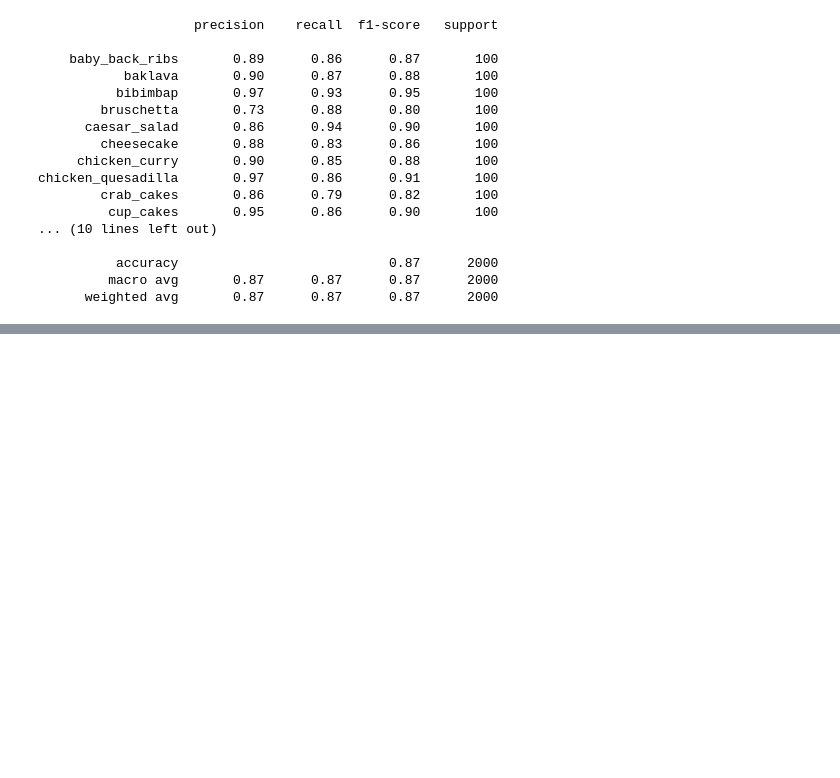
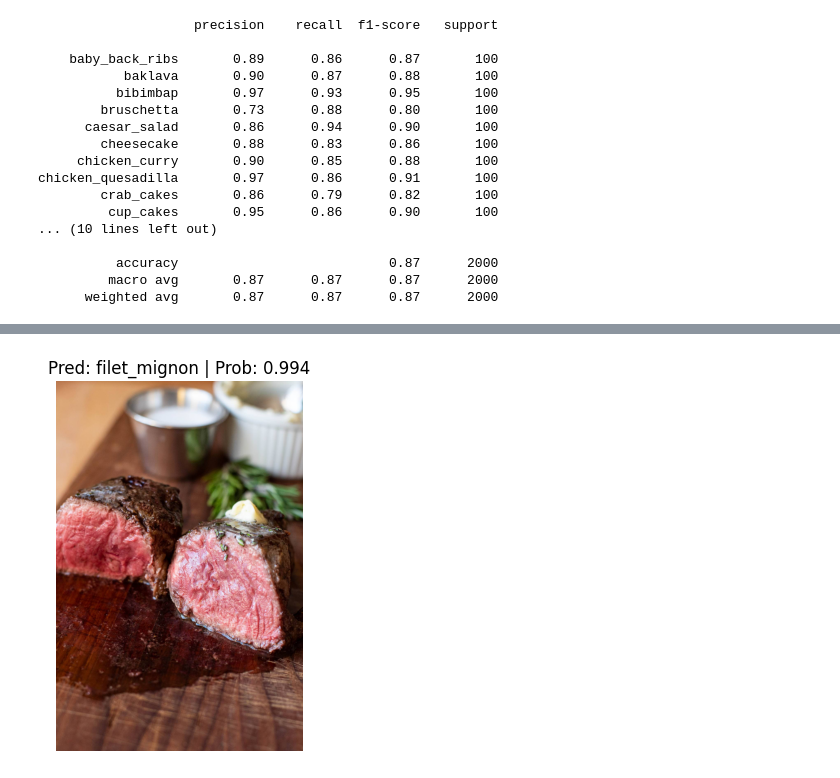
Before and after one commit to RezaTaheri01/my-ml-journey, a Jupyter notebook: Codes/pytorch/pytorch_0006_Food_101.ipynb, the cells around one changed output, grey strips where cells are left out. Saved outputs shown, nothing was run; the diff lists cells and outputs as text; code cells hidden in the pictures; blank space fills up the shorter version.

```diff
--- a/Codes/pytorch/pytorch_0006_Food_101.ipynb
+++ b/Codes/pytorch/pytorch_0006_Food_101.ipynb
@@ -1133,0 +1184,2 @@ chicken_quesadilla       0.97      0.86      0.91       100
+# %%
+resnet50_temp.load_state_dict(cnn_model_dict_l["model_state_dict"])
@@ -1133,0 +1188,2 @@ chicken_quesadilla       0.97      0.86      0.91       100
+# %%
+resnet50_temp = resnet50_temp.to(DEVICE)
@@ -1133,0 +1214,8 @@ chicken_quesadilla       0.97      0.86      0.91       100
+# %%
+transform = transforms.Compose([
+    transforms.Resize(232),  # ResNet expects 224x224
+    transforms.CenterCrop(224),
+    transforms.ToTensor(),
+    transforms.Normalize(mean=[0.485, 0.456, 0.406],
+                         std=[0.229, 0.224, 0.225])
+])
@@ -1133,0 +1239,3 @@ chicken_quesadilla       0.97      0.86      0.91       100
+# %%
+# 20%
+class_names = ['baby_back_ribs', 'baklava', 'bibimbap', 'bruschetta', 'caesar_salad', 'cheesecake', 'chicken_curry', 'chicken_quesadilla', 'crab_cakes', 'cup_cakes', 'filet_mignon', 'fried_calamari', 'pancakes', 'pho', 'red_velvet_cake', 'samosa', 'seaweed_salad', 'spring_rolls', 'steak', 'waffles']
@@ -1133,0 +1298,8 @@ chicken_quesadilla       0.97      0.86      0.91       100
+# %%
+pred_and_plot_image(resnet50_temp,
+                    "image.jpg",
+                    class_names,
+                    transform,
+                    DEVICE)
+# %% [output]
+[figure, added]
```
Also changed, not shown: parts of 19 cells of this notebook, 1 other file.
